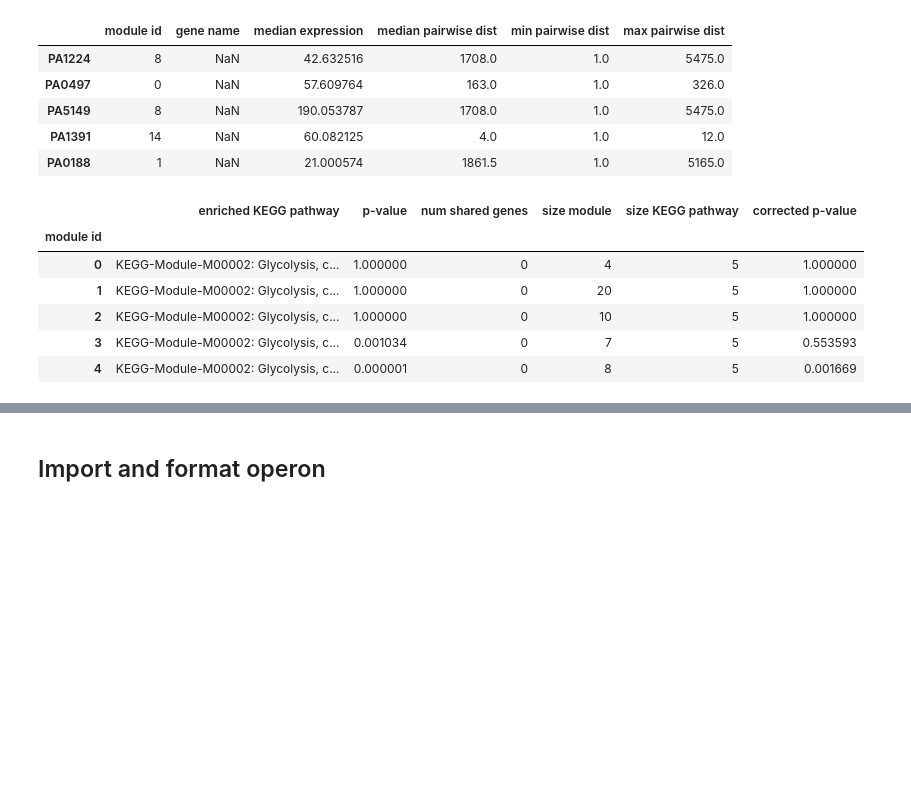
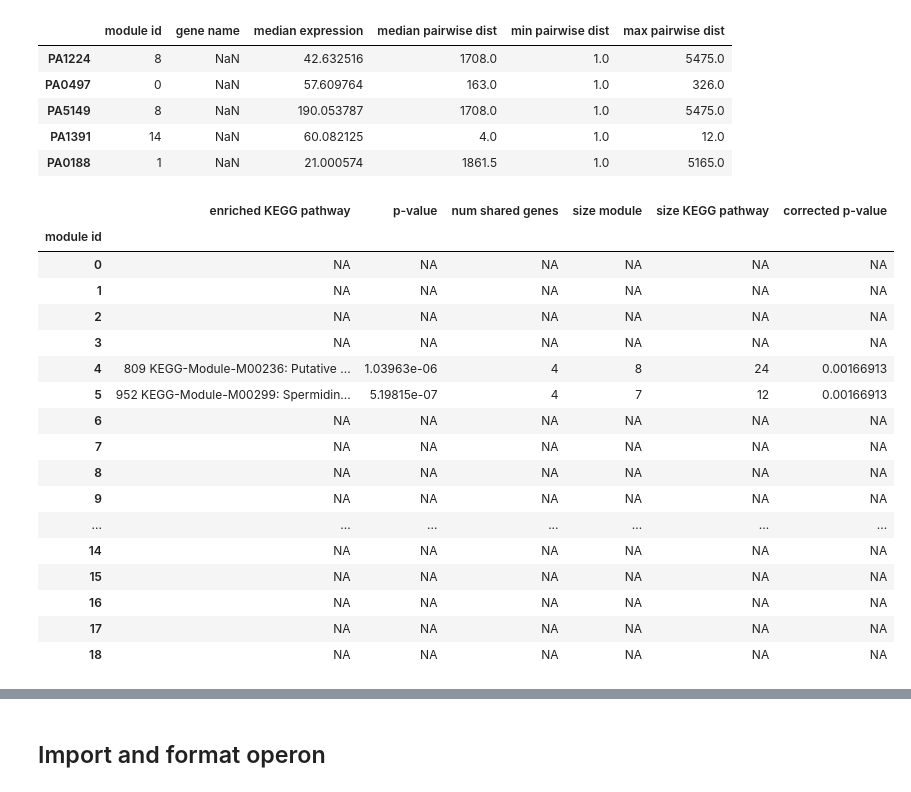
Before and after one commit to greenelab/core-accessory-interactome, a Jupyter notebook: acc_acc_analysis/1_annotate_acc_modules.ipynb, the cells around one changed output, grey strips where cells are left out. Saved outputs shown, nothing was run; the diff lists cells and outputs as text; code cells hidden in the pictures; blank space fills up the shorter version.

Commit message:
update kegg enrichment to only add significantly enriched pathways

```diff
--- a/acc_acc_analysis/1_annotate_acc_modules.ipynb
+++ b/acc_acc_analysis/1_annotate_acc_modules.ipynb
@@ -337,15 +389,26 @@ def KEGG_enrichment(acc_membership_df, kegg_df):
 # %%
 pao1_enrichment_df = KEGG_enrichment(pao1_membership, pao1_pathways)
 # %%
-pao1_enrichment_df.head()
+pao1_enrichment_df.head(20)
 # %% [output]
 |  | enriched KEGG pathway | p-value | num shared genes | size module | size KEGG pathway | corrected p-value |
 | module id |  |  |  |  |  |  |
-| 0 | KEGG-Module-M00002: Glycolysis, c... | 1.000000 | 0 | 4 | 5 | 1.000000 |
-| 1 | KEGG-Module-M00002: Glycolysis, c... | 1.000000 | 0 | 20 | 5 | 1.000000 |
-| 2 | KEGG-Module-M00002: Glycolysis, c... | 1.000000 | 0 | 10 | 5 | 1.000000 |
-| 3 | KEGG-Module-M00002: Glycolysis, c... | 0.001034 | 0 | 7 | 5 | 0.553593 |
-| 4 | KEGG-Module-M00002: Glycolysis, c... | 0.000001 | 0 | 8 | 5 | 0.001669 |
+| 0 | NA | NA | NA | NA | NA | NA |
+| 1 | NA | NA | NA | NA | NA | NA |
+| 2 | NA | NA | NA | NA | NA | NA |
+| 3 | NA | NA | NA | NA | NA | NA |
+| 4 | 809 KEGG-Module-M00236: Putative ... | 1.03963e-06 | 4 | 8 | 24 | 0.00166913 |
+| 5 | 952 KEGG-Module-M00299: Spermidin... | 5.19815e-07 | 4 | 7 | 12 | 0.00166913 |
+| 6 | NA | NA | NA | NA | NA | NA |
+| 7 | NA | NA | NA | NA | NA | NA |
+| 8 | NA | NA | NA | NA | NA | NA |
+| 9 | NA | NA | NA | NA | NA | NA |
+| ... | ... | ... | ... | ... | ... | ... |
+| 14 | NA | NA | NA | NA | NA | NA |
+| 15 | NA | NA | NA | NA | NA | NA |
+| 16 | NA | NA | NA | NA | NA | NA |
+| 17 | NA | NA | NA | NA | NA | NA |
+| 18 | NA | NA | NA | NA | NA | NA |
 # %%
 # Add pathway enrichment information
 pao1_gene_annot = pao1_gene_annot.merge(
```
Also changed, not shown: parts of 5 cells of this notebook, 2 other files.
